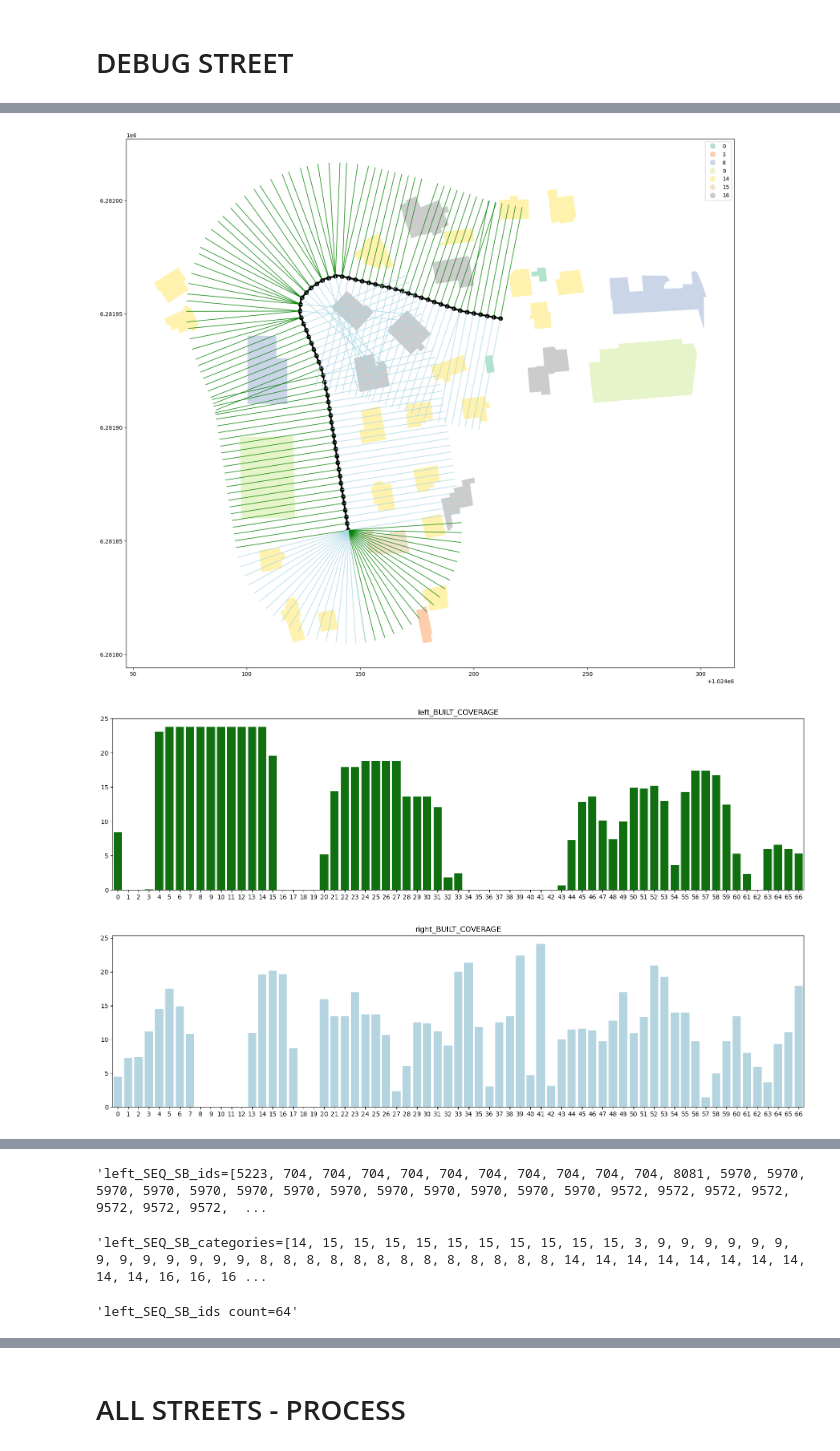
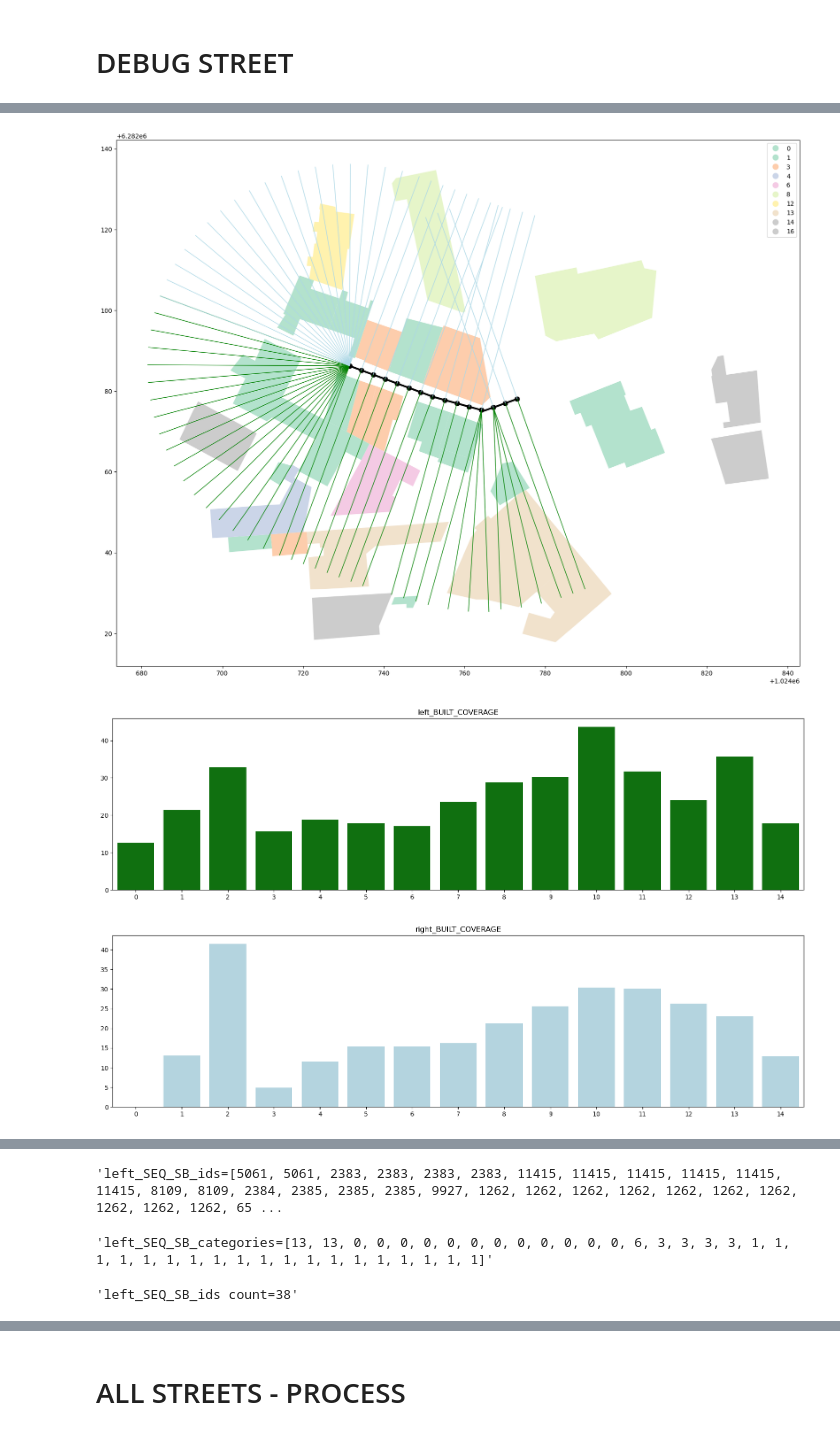
Before and after one commit to uscuni/streetscape, a Jupyter notebook: 01_street_sightlines.ipynb, the cells around one changed output, grey strips where cells are left out. Saved outputs shown, nothing was run; the diff lists cells and outputs as text; code cells hidden in the pictures.

```diff
--- a/01_street_sightlines.ipynb
+++ b/01_street_sightlines.ipynb
@@ -1060,5 +1051,5 @@ gc.collect()
 # %% [markdown]
 # DEBUG STREET
 # %%
-DEBUG_street_processing(2008)
+DEBUG_street_processing(75)
 # %% [output]
@@ -1066,3 +1057,3 @@ DEBUG_street_processing(2008)
-[figure, old version]
+[figure, new version]
-[figure, old version]
+[figure, new version]
-[figure, old version]
+[figure, new version]
@@ -1086,3 +1077,3 @@ DEBUG_street_processing(2008)
-'left_SEQ_SB_ids=[5223, 704, 704, 704, 704, 704, 704, 704, 704, 704, 704, 8081, 5970, 5970, 5970, 5970, 5970, 5970, 5970, 5970, 5970, 5970, 5970, 5970, 5970, 9572, 9572, 9572, 9572, 9572, 9572, 9572,  ...
+'left_SEQ_SB_ids=[5061, 5061, 2383, 2383, 2383, 2383, 11415, 11415, 11415, 11415, 11415, 11415, 8109, 8109, 2384, 2385, 2385, 2385, 9927, 1262, 1262, 1262, 1262, 1262, 1262, 1262, 1262, 1262, 1262, 65 ...
-'left_SEQ_SB_categories=[14, 15, 15, 15, 15, 15, 15, 15, 15, 15, 15, 3, 9, 9, 9, 9, 9, 9, 9, 9, 9, 9, 9, 9, 9, 8, 8, 8, 8, 8, 8, 8, 8, 8, 8, 8, 8, 8, 14, 14, 14, 14, 14, 14, 14, 14, 14, 14, 16, 16, 16 ...
+'left_SEQ_SB_categories=[13, 13, 0, 0, 0, 0, 0, 0, 0, 0, 0, 0, 0, 0, 6, 3, 3, 3, 3, 1, 1, 1, 1, 1, 1, 1, 1, 1, 1, 1, 1, 1, 1, 1, 1, 1, 1, 1]'
-'left_SEQ_SB_ids count=64'
+'left_SEQ_SB_ids count=38'
```
Also changed, not shown: parts of 9 cells of this notebook.
